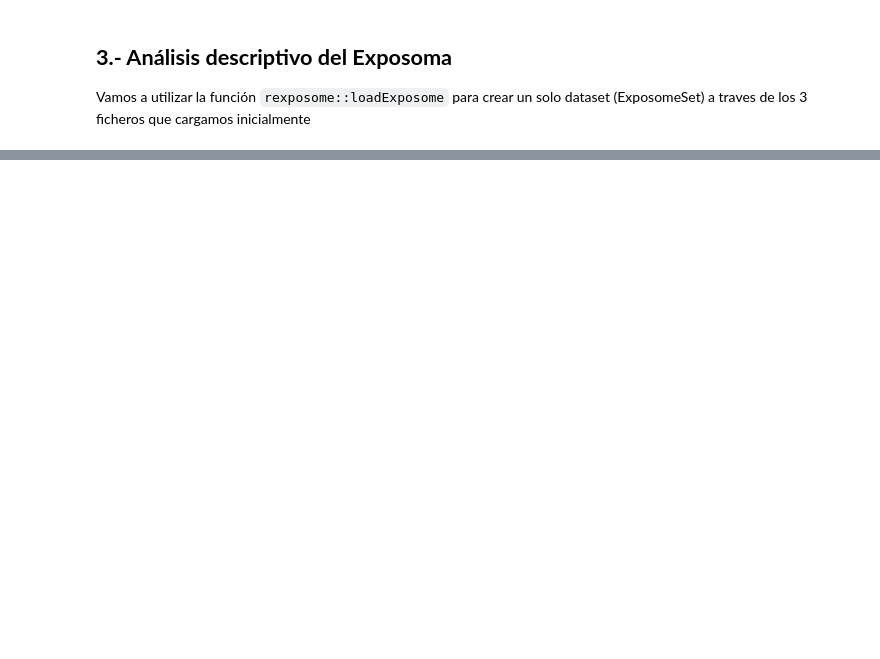
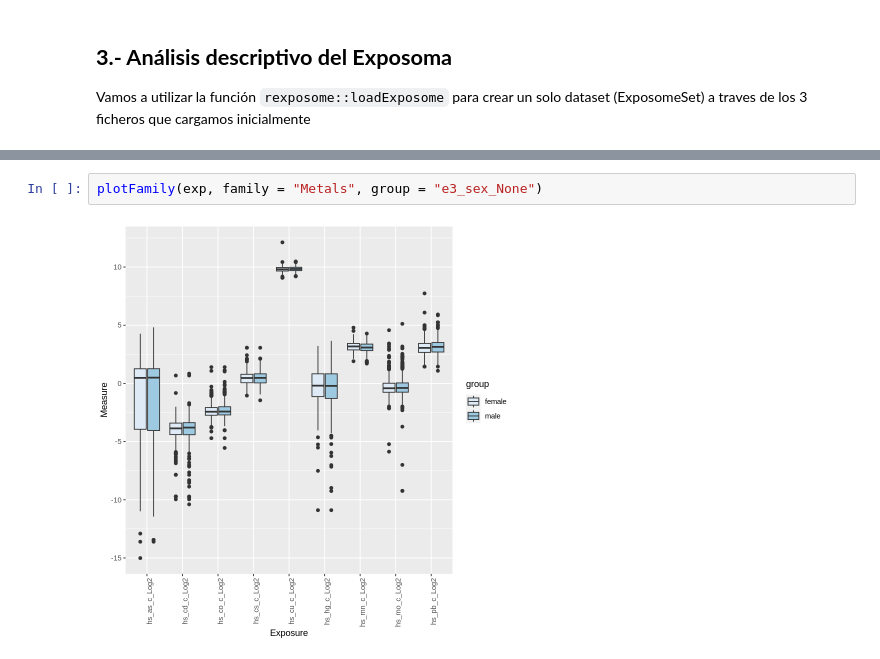
Before and after one commit to alldominguez/ISGlobal.sesion4.Exposoma, a Jupyter notebook: curso_exposoma_modulo_4.ipynb, the cells around one changed output, grey strips where cells are left out. Drawn from its saved outputs; the diff is of its cells as text; blank space fills up the shorter version.

```diff
--- a/curso_exposoma_modulo_4.ipynb
+++ b/curso_exposoma_modulo_4.ipynb
@@ -255,0 +269,4 @@ Vamos a utilizar la función `rexposome::loadExposome` para crear un solo datase
+# %%
+plotFamily(exp, family = "Metals", group = "e3_sex_None")
+# %% [output]
+[figure, added]
```
Also changed, not shown: parts of 3 cells of this notebook.
